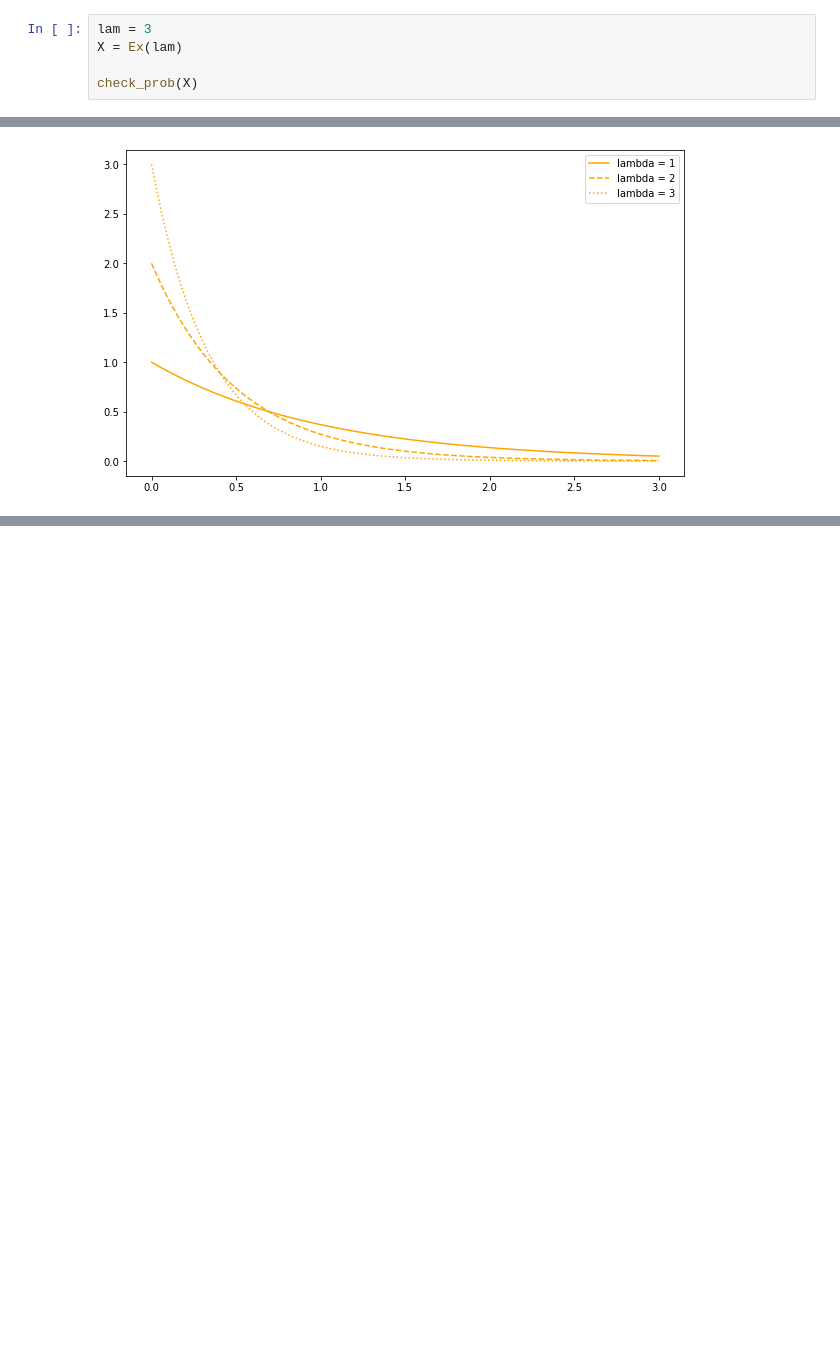
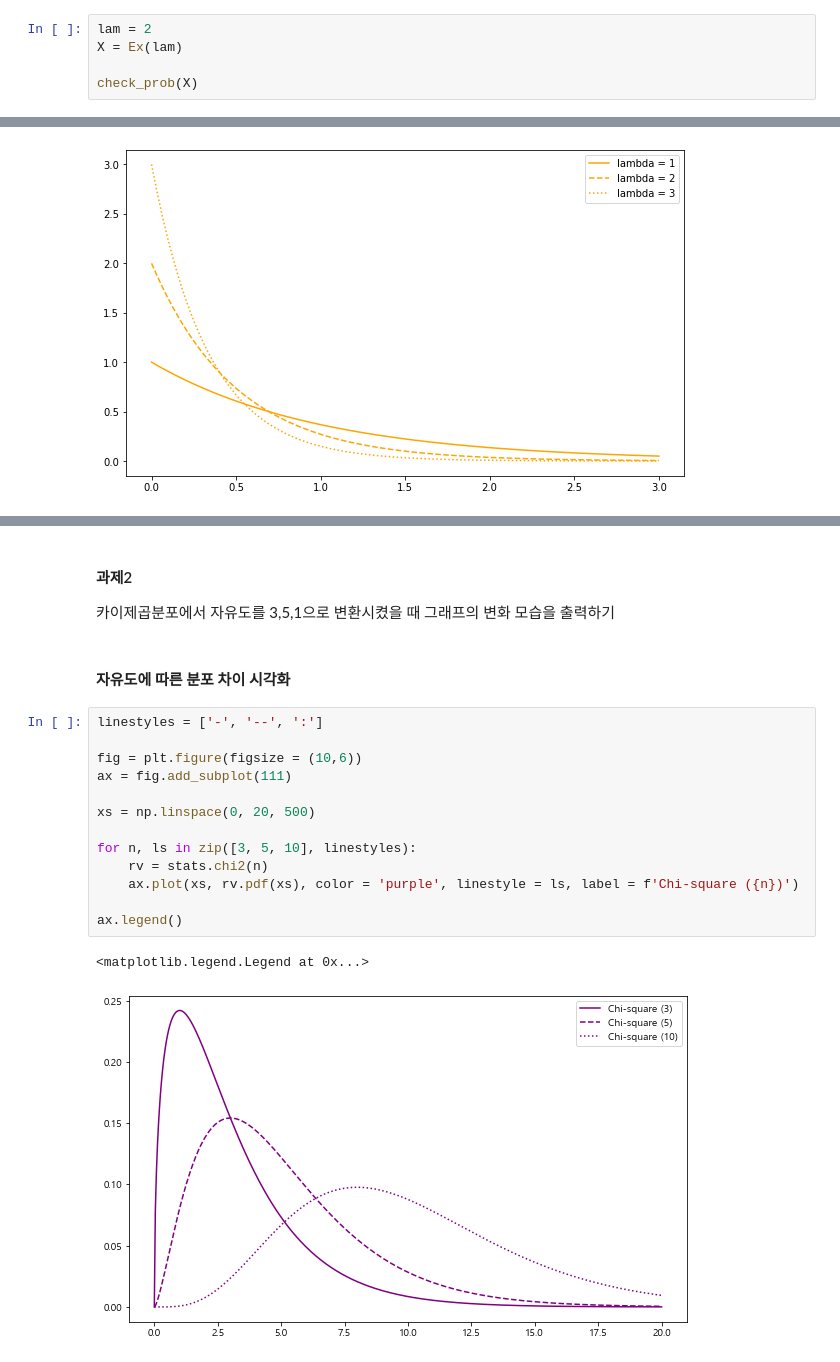
Before and after one commit to choi-aerim/cakd7_class, a Jupyter notebook: m3_ 통계/Statistcs_2.ipynb, the cells around one changed output, grey strips where cells are left out. Drawn from its saved outputs; the diff is of its cells as text; blank space fills up the shorter version.

```diff
--- a/m3_ 통계/Statistcs_2.ipynb
+++ b/m3_ 통계/Statistcs_2.ipynb
@@ -752,7 +757,7 @@ def Ex(lam):
 
     return x_range, f
 # %%
-lam = 3
+lam = 2
 X = Ex(lam)
 
 check_prob(X)
@@ -787,0 +854,21 @@ plt.show()
+# %% [markdown]
+#### 과제2
+카이제곱분포에서 자유도를 3,5,1으로 변환시켰을 때 그래프의 변화 모습을 출력하기
+# %% [markdown]
+#### 자유도에 따른 분포 차이 시각화
+# %%
+linestyles = ['-', '--', ':']
+
+fig = plt.figure(figsize = (10,6))
+ax = fig.add_subplot(111)
+
+xs = np.linspace(0, 20, 500)
+
+for n, ls in zip([3, 5, 10], linestyles):
+    rv = stats.chi2(n)
+    ax.plot(xs, rv.pdf(xs), color = 'purple', linestyle = ls, label = f'Chi-square ({n})')
+
+ax.legend()
+# %% [output]
+<matplotlib.legend.Legend at 0x...>
+[figure, added]
```
Also changed, not shown: parts of 36 cells of this notebook.
